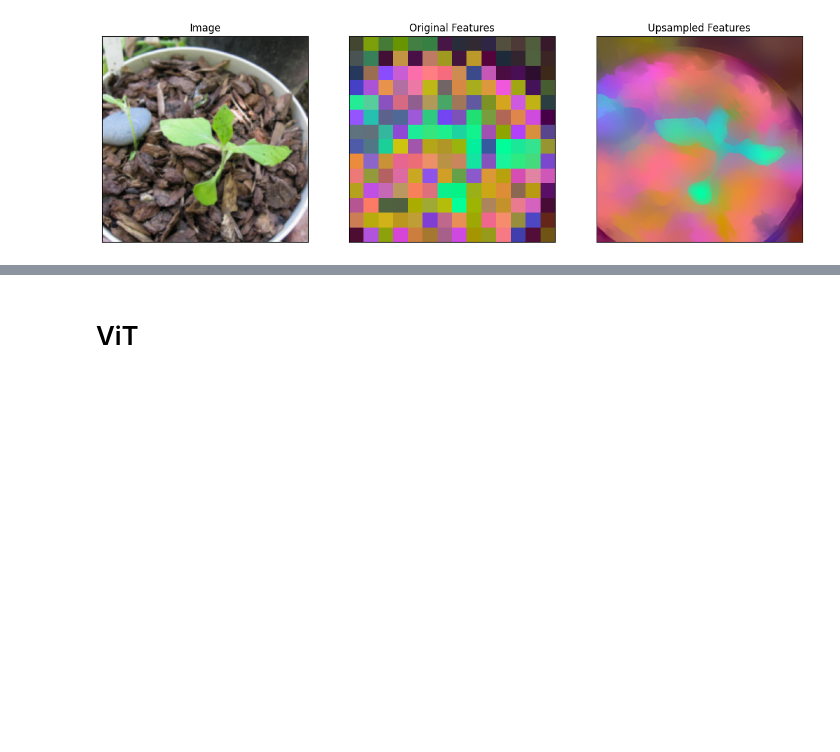
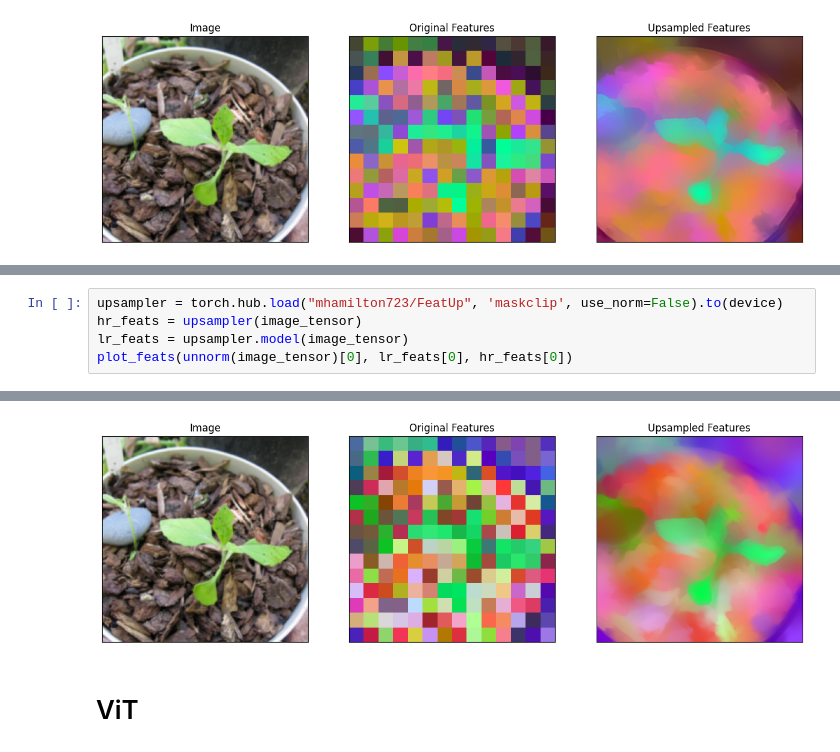
Before and after one commit to mhamilton723/FeatUp, a Jupyter notebook: example_usage.ipynb, the cells around one changed output, grey strips where cells are left out. Saved outputs shown, nothing was run; the diff lists cells and outputs as text; blank space fills up the shorter version.

Commit message:
add maskclip to examples

```diff
--- a/example_usage.ipynb
+++ b/example_usage.ipynb
@@ -74,0 +78,6 @@ Global seed set to 0
+# %%
+upsampler = torch.hub.load("mhamilton723/FeatUp", 'maskclip', use_norm=False).to(device)
+hr_feats = upsampler(image_tensor)
+lr_feats = upsampler.model(image_tensor)
+plot_feats(unnorm(image_tensor)[0], lr_feats[0], hr_feats[0])
+# %% [output]
@@ -75,3 +87,4 @@ Global seed set to 0
+[figure, added]
 # %% [markdown]
 # ViT
 # %%
```
Also changed, not shown: parts of 2 cells of this notebook.
